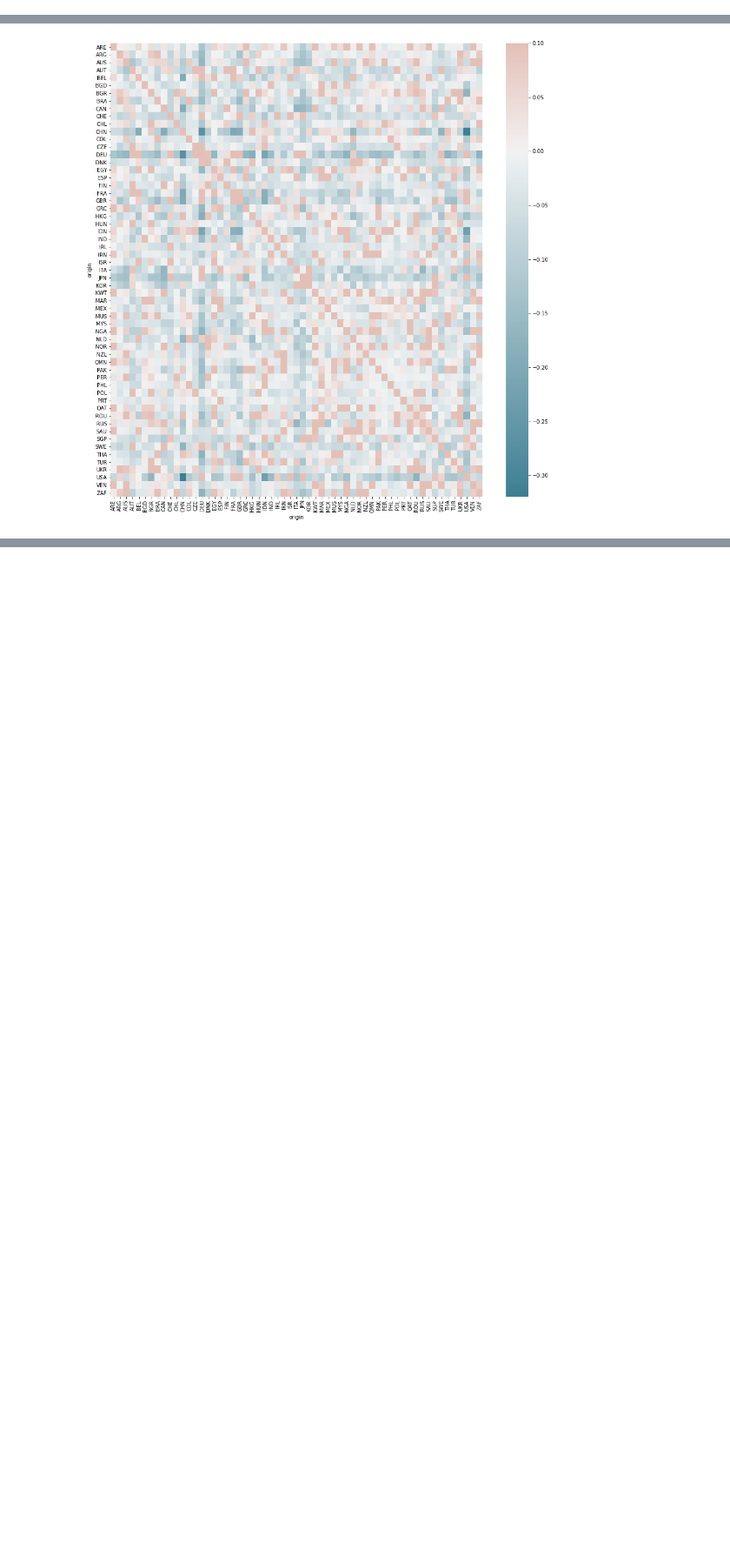
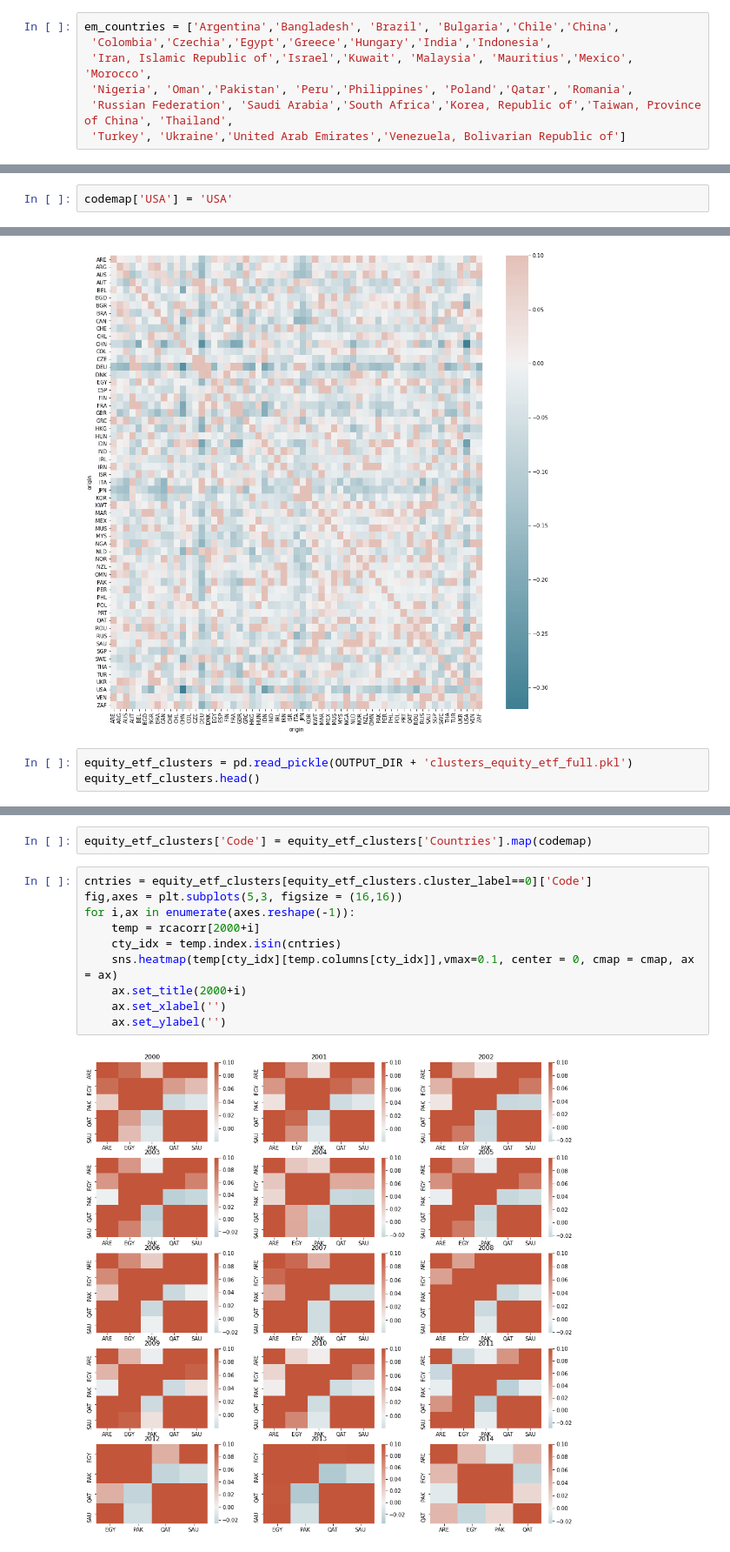
Before and after one commit to wingwingz/AFP, a Jupyter notebook: Trade/RCA.ipynb, the cells around one changed output, grey strips where cells are left out. Shown at 87% size. Cells and saved outputs as stored; diff of their text form; blank space fills up the shorter version.

```diff
--- a/Trade/RCA.ipynb
+++ b/Trade/RCA.ipynb
@@ -79,3 +66,10 @@ dm_countries = dm_countries[~pd.isnull(dm_countries)]
+# %%
+em_countries = ['Argentina','Bangladesh', 'Brazil', 'Bulgaria','Chile','China',
+ 'Colombia','Czechia','Egypt','Greece','Hungary','India','Indonesia',
+ 'Iran, Islamic Republic of','Israel','Kuwait', 'Malaysia', 'Mauritius','Mexico', 'Morocco',
+ 'Nigeria', 'Oman','Pakistan', 'Peru','Philippines', 'Poland','Qatar', 'Romania',
+ 'Russian Federation', 'Saudi Arabia','South Africa','Korea, Republic of','Taiwan, Province of China', 'Thailand',
+ 'Turkey', 'Ukraine','United Arab Emirates','Venezuela, Bolivarian Republic of']
 # %%
 codemap = {}
 for k in em_countries:
@@ -131,3 +88,5 @@ em_countries
+# %%
+codemap['USA'] = 'USA'
 # %%
 cntry = [codemap[k] for k in codemap]
 rcacorr = {}
@@ -141,3 +100,6 @@ sns.heatmap(rcacorr[2001],vmax=0.1, center = 0, cmap = cmap, ax = ax)
 # %% [output]
 <AxesSubplot:xlabel='origin', ylabel='origin'>
 [figure]
+# %%
+equity_etf_clusters = pd.read_pickle(OUTPUT_DIR + 'clusters_equity_etf_full.pkl')
+equity_etf_clusters.head()
@@ -143,0 +113,14 @@ sns.heatmap(rcacorr[2001],vmax=0.1, center = 0, cmap = cmap, ax = ax)
+# %%
+equity_etf_clusters['Code'] = equity_etf_clusters['Countries'].map(codemap)
+# %%
+cntries = equity_etf_clusters[equity_etf_clusters.cluster_label==0]['Code']
+fig,axes = plt.subplots(5,3, figsize = (16,16))
+for i,ax in enumerate(axes.reshape(-1)):
+    temp = rcacorr[2000+i]
+    cty_idx = temp.index.isin(cntries)
+    sns.heatmap(temp[cty_idx][temp.columns[cty_idx]],vmax=0.1, center = 0, cmap = cmap, ax = ax)
+    ax.set_title(2000+i)
+    ax.set_xlabel('')
+    ax.set_ylabel('')
+# %% [output]
+[figure, added]
```
Also changed, not shown: parts of 13 cells of this notebook, 1 other file.
